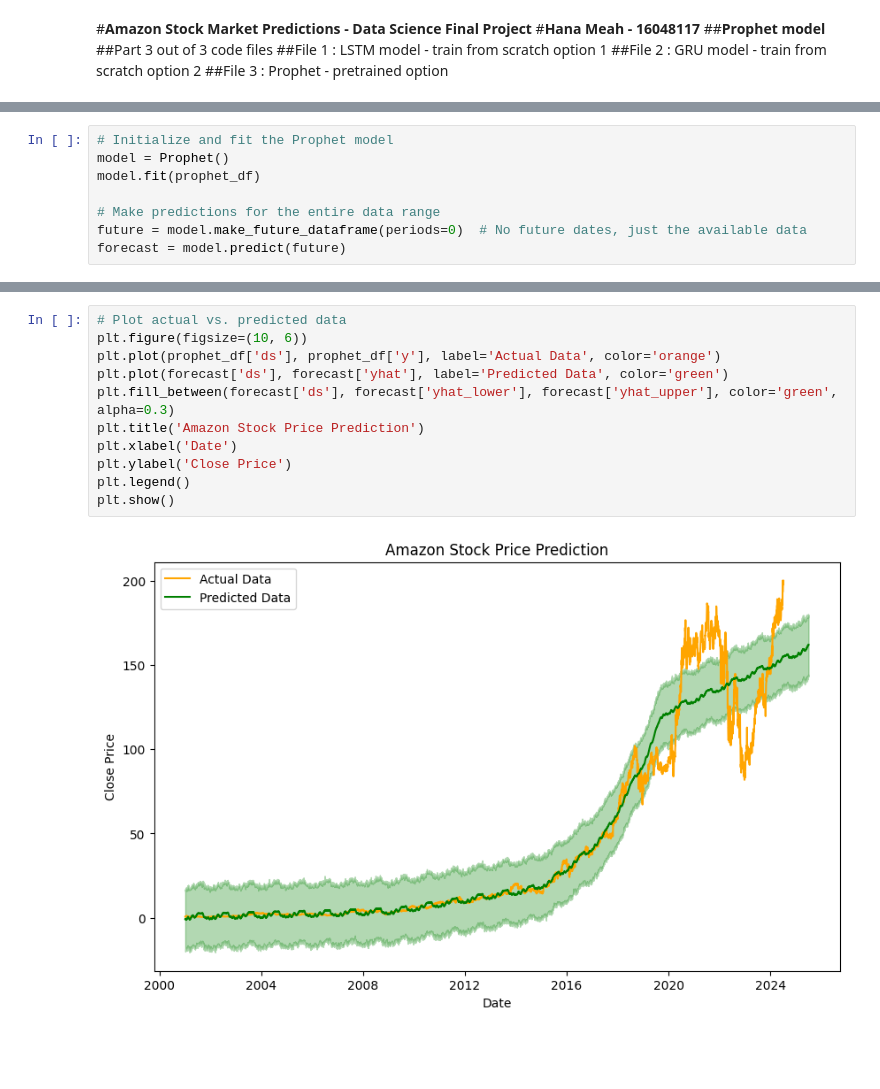
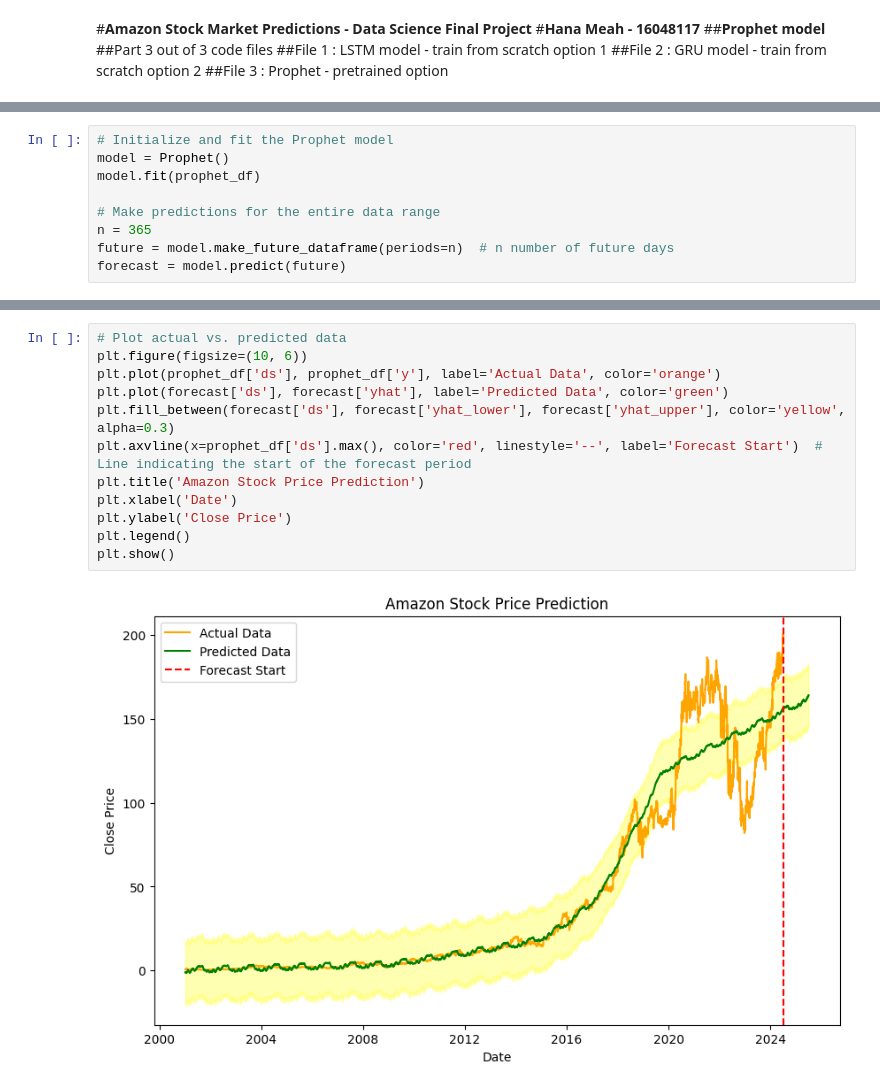
Before and after one commit to HanaMeah/DataStockFinalProject, a Jupyter notebook: Prophet_pretrained_option_DataScienceProject.ipynb, the cells around one changed output, grey strips where cells are left out. Saved outputs shown, nothing was run; the diff lists cells and outputs as text; blank space fills up the shorter version.

```diff
--- a/Prophet_pretrained_option_DataScienceProject.ipynb
+++ b/Prophet_pretrained_option_DataScienceProject.ipynb
@@ -31,7 +33,8 @@ model = Prophet()
 model.fit(prophet_df)
 
 # Make predictions for the entire data range
-future = model.make_future_dataframe(periods=0)  # No future dates, just the available data
+n = 365
+future = model.make_future_dataframe(periods=n)  # n number of future days
 forecast = model.predict(future)
 # %% [output]
 INFO:prophet:Disabling daily seasonality. Run prophet with daily_seasonality=True to override this.
@@ -47,13 +50,14 @@ INFO:cmdstanpy:Chain [1] done processing
 # %%
 # Plot actual vs. predicted data
 plt.figure(figsize=(10, 6))
 plt.plot(prophet_df['ds'], prophet_df['y'], label='Actual Data', color='orange')
 plt.plot(forecast['ds'], forecast['yhat'], label='Predicted Data', color='green')
-plt.fill_between(forecast['ds'], forecast['yhat_lower'], forecast['yhat_upper'], color='green', alpha=0.3)
+plt.fill_between(forecast['ds'], forecast['yhat_lower'], forecast['yhat_upper'], color='yellow', alpha=0.3)
+plt.axvline(x=prophet_df['ds'].max(), color='red', linestyle='--', label='Forecast Start')  # Line indicating the start of the forecast period
 plt.title('Amazon Stock Price Prediction')
 plt.xlabel('Date')
 plt.ylabel('Close Price')
 plt.legend()
 plt.show()
 # %% [output]
-[figure, old version]
+[figure, new version]
```
Also changed, not shown: parts of 5 cells of this notebook.
